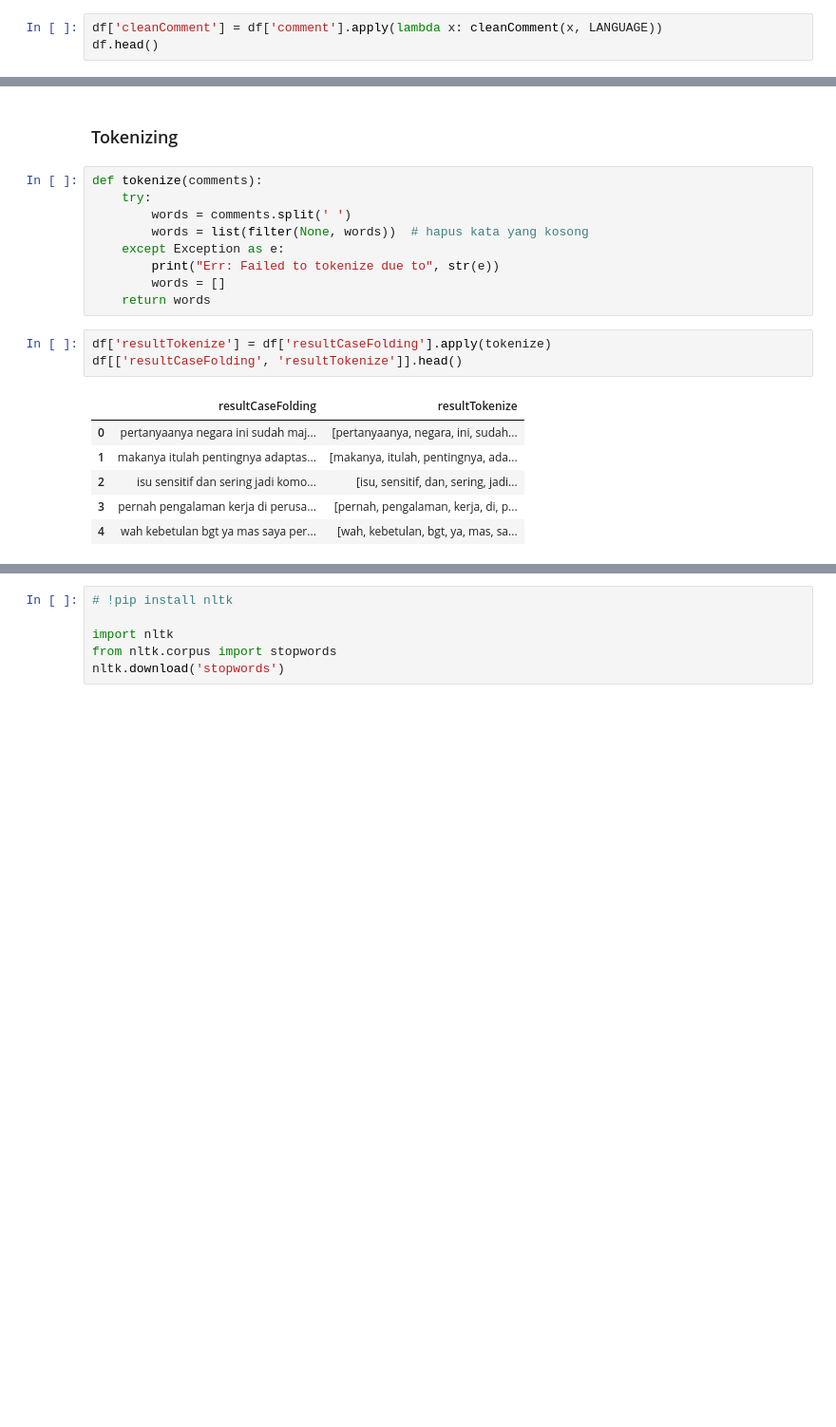
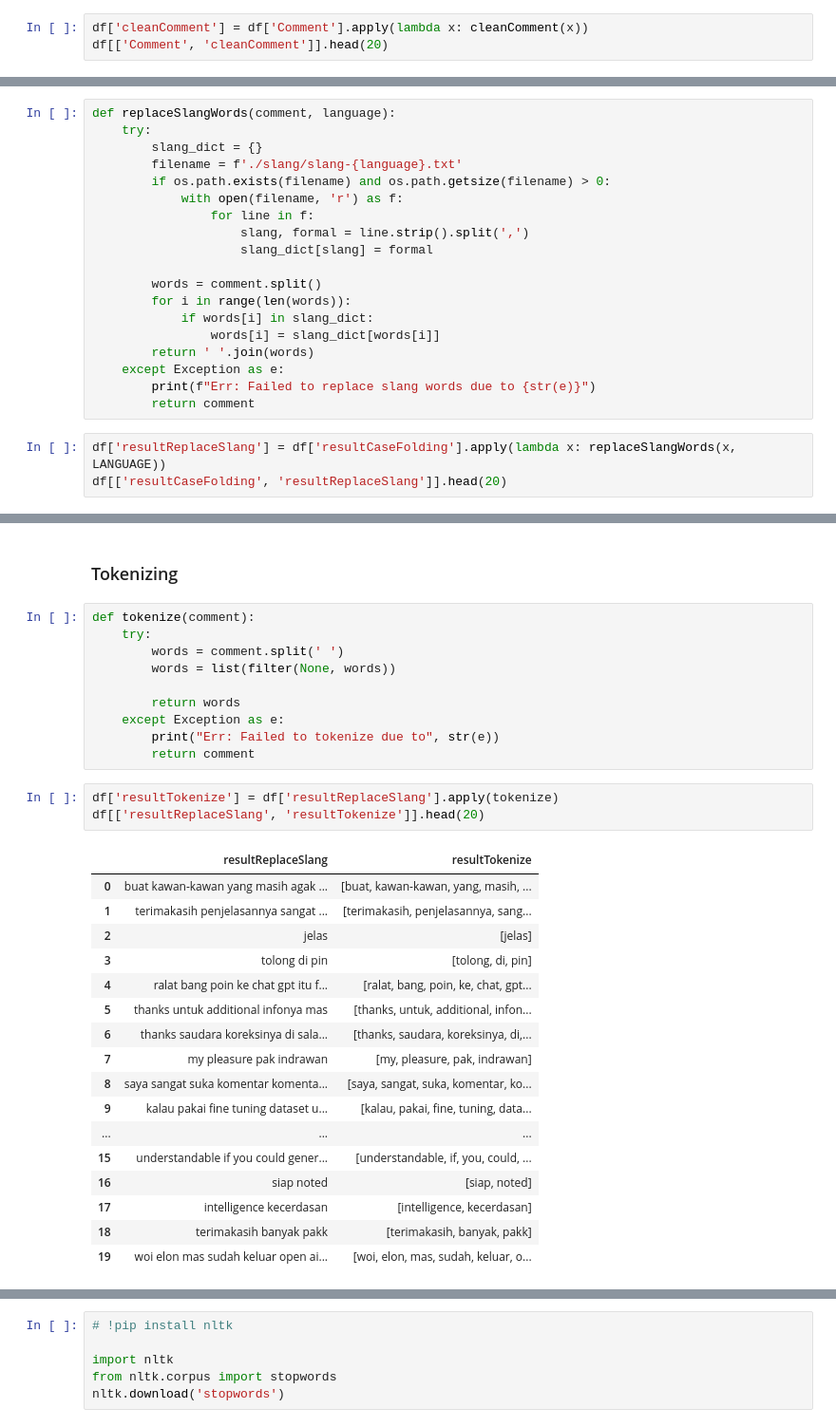
Before and after one commit to ardwiinoo/knn-sentiment-analysis, a Jupyter notebook: cleaning.ipynb, the cells around one changed output, grey strips where cells are left out. Shown at 95% size. Drawn from its saved outputs; the diff is of its cells as text; blank space fills up the shorter version.

```diff
--- a/cleaning.ipynb
+++ b/cleaning.ipynb
@@ -59,4 +41,4 @@ def cleanComment(comment, language):
 # %%
-df['cleanComment'] = df['comment'].apply(lambda x: cleanComment(x, LANGUAGE))
-df.head()
+df['cleanComment'] = df['Comment'].apply(lambda x: cleanComment(x))
+df[['Comment', 'cleanComment']].head(20)
 # %% [output]
@@ -88,0 +91,22 @@ df[['cleanComment', 'resultCaseFolding']].head()
+# %%
+def replaceSlangWords(comment, language):
+    try:
+        slang_dict = {}
+        filename = f'./slang/slang-{language}.txt'
+        if os.path.exists(filename) and os.path.getsize(filename) > 0:
+            with open(filename, 'r') as f:
+                for line in f:
+                    slang, formal = line.strip().split(',')
+                    slang_dict[slang] = formal
+
+        words = comment.split()
+        for i in range(len(words)):
+            if words[i] in slang_dict:
+                words[i] = slang_dict[words[i]]
+        return ' '.join(words)
+    except Exception as e:
+        print(f"Err: Failed to replace slang words due to {str(e)}")
+        return comment
+# %%
+df['resultReplaceSlang'] = df['resultCaseFolding'].apply(lambda x: replaceSlangWords(x, LANGUAGE))
+df[['resultCaseFolding', 'resultReplaceSlang']].head(20)
@@ -89,21 +131,33 @@ df[['cleanComment', 'resultCaseFolding']].head()
 # %% [markdown]
 ### Tokenizing
 # %%
-def tokenize(comments):
+def tokenize(comment):
     try:
-        words = comments.split(' ')
-        words = list(filter(None, words))  # hapus kata yang kosong
+        words = comment.split(' ')
+        words = list(filter(None, words))
+
+        return words
     except Exception as e:
         print("Err: Failed to tokenize due to", str(e))
-        words = []
-    return words
+        return comment
 # %%
-df['resultTokenize'] = df['resultCaseFolding'].apply(tokenize)
-df[['resultCaseFolding', 'resultTokenize']].head()
+df['resultTokenize'] = df['resultReplaceSlang'].apply(tokenize)
+df[['resultReplaceSlang', 'resultTokenize']].head(20)
 # %% [output]
-|  | resultCaseFolding | resultTokenize |
-| 0 | pertanyaanya negara ini sudah maj... | [pertanyaanya, negara, ini, sudah... |
-| 1 | makanya itulah pentingnya adaptas... | [makanya, itulah, pentingnya, ada... |
-| 2 | isu sensitif dan sering jadi komo... | [isu, sensitif, dan, sering, jadi... |
-| 3 | pernah pengalaman kerja di perusa... | [pernah, pengalaman, kerja, di, p... |
-| 4 | wah kebetulan bgt ya mas saya per... | [wah, kebetulan, bgt, ya, mas, sa... |
+|  | resultReplaceSlang | resultTokenize |
+| 0 | buat kawan-kawan yang masih agak ... | [buat, kawan-kawan, yang, masih, ... |
+| 1 | terimakasih penjelasannya sangat ... | [terimakasih, penjelasannya, sang... |
+| 2 | jelas | [jelas] |
+| 3 | tolong di pin | [tolong, di, pin] |
+| 4 | ralat bang poin ke chat gpt itu f... | [ralat, bang, poin, ke, chat, gpt... |
+| 5 | thanks untuk additional infonya mas | [thanks, untuk, additional, infon... |
+| 6 | thanks saudara koreksinya di sala... | [thanks, saudara, koreksinya, di,... |
+| 7 | my pleasure pak indrawan | [my, pleasure, pak, indrawan] |
+| 8 | saya sangat suka komentar komenta... | [saya, sangat, suka, komentar, ko... |
+| 9 | kalau pakai fine tuning dataset u... | [kalau, pakai, fine, tuning, data... |
+| ... | ... | ... |
+| 15 | understandable if you could gener... | [understandable, if, you, could, ... |
+| 16 | siap noted | [siap, noted] |
+| 17 | intelligence kecerdasan | [intelligence, kecerdasan] |
+| 18 | terimakasih banyak pakk | [terimakasih, banyak, pakk] |
+| 19 | woi elon mas sudah keluar open ai... | [woi, elon, mas, sudah, keluar, o... |
```
Also changed, not shown: parts of 19 cells of this notebook.
